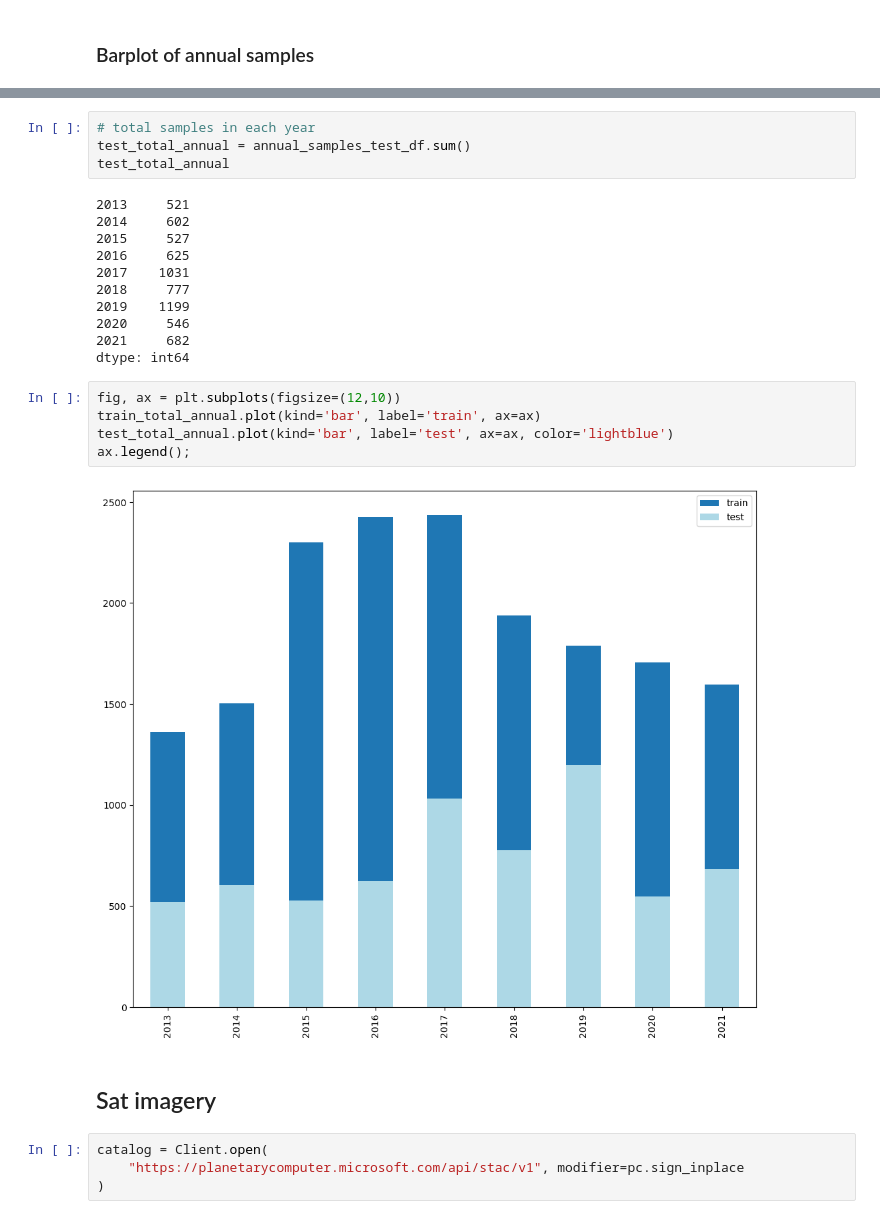
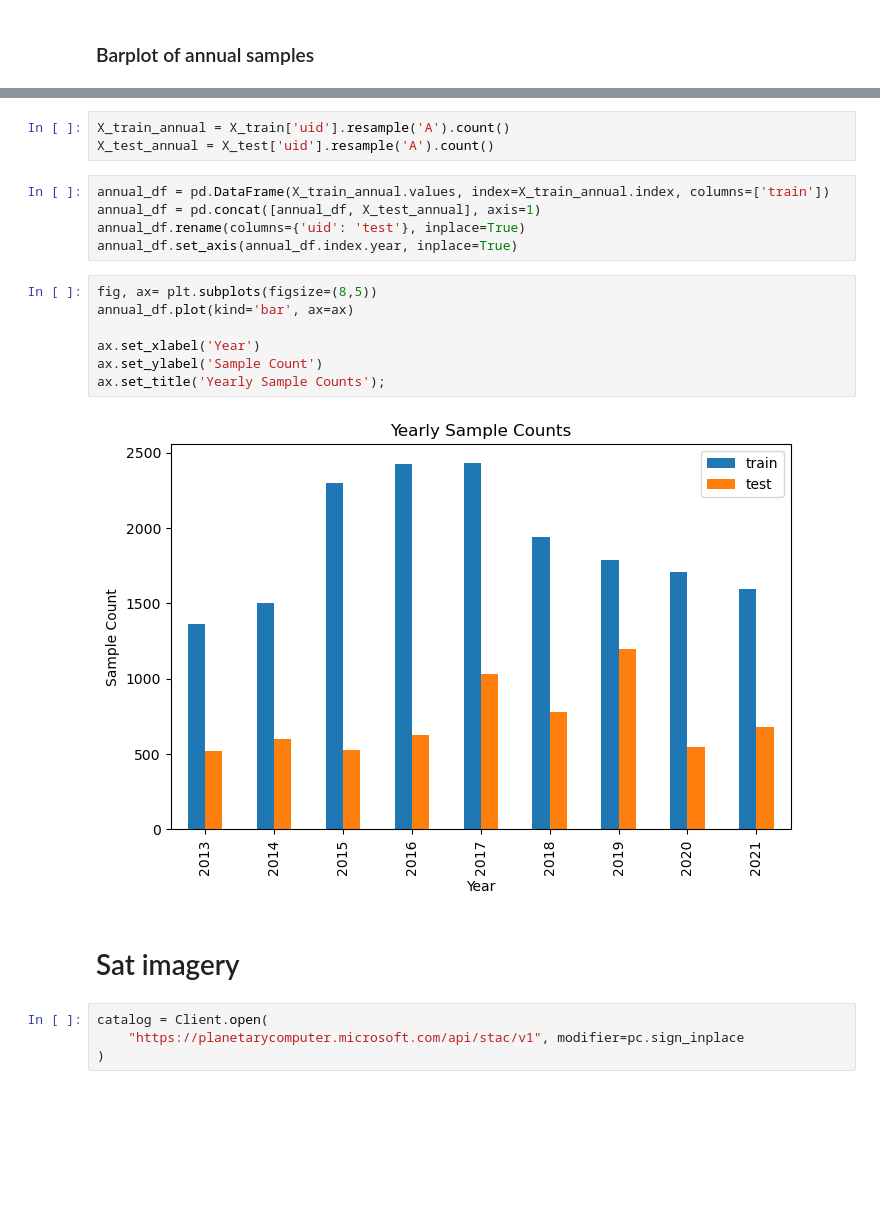
Before and after one commit to mduncan23/Predicting-Harmful-Algal-Blooms, a Jupyter notebook: practice_book.ipynb, the cells around one changed output, grey strips where cells are left out. Drawn from its saved outputs; the diff is of its cells as text; blank space fills up the shorter version.

Commit message:
changing plots

```diff
--- a/practice_book.ipynb
+++ b/practice_book.ipynb
@@ -519,27 +453,22 @@ dtype: int64
-# %%
-# total samples in each year
-test_total_annual = annual_samples_test_df.sum()
-test_total_annual
-# %% [output]
-2013     521
-2014     602
-2015     527
-2016     625
-2017    1031
-2018     777
-2019    1199
-2020     546
-2021     682
-dtype: int64
+# %%
+X_train_annual = X_train['uid'].resample('A').count()
+X_test_annual = X_test['uid'].resample('A').count()
+# %%
+annual_df = pd.DataFrame(X_train_annual.values, index=X_train_annual.index, columns=['train'])
+annual_df = pd.concat([annual_df, X_test_annual], axis=1)
+annual_df.rename(columns={'uid': 'test'}, inplace=True)
+annual_df.set_axis(annual_df.index.year, inplace=True)
 # %%
-fig, ax = plt.subplots(figsize=(12,10))
-train_total_annual.plot(kind='bar', label='train', ax=ax)
-test_total_annual.plot(kind='bar', label='test', ax=ax, color='lightblue')
-ax.legend();
+fig, ax= plt.subplots(figsize=(8,5))
+annual_df.plot(kind='bar', ax=ax)
+
+ax.set_xlabel('Year')
+ax.set_ylabel('Sample Count')
+ax.set_title('Yearly Sample Counts');
 # %% [output]
-[figure, old version]
+[figure, new version]
 # %% [markdown]
-## Sat imagery
+# Sat imagery
 # %%
 catalog = Client.open(
     "https://planetarycomputer.microsoft.com/api/stac/v1", modifier=pc.sign_inplace
```
Also changed, not shown: parts of 16 cells of this notebook.
